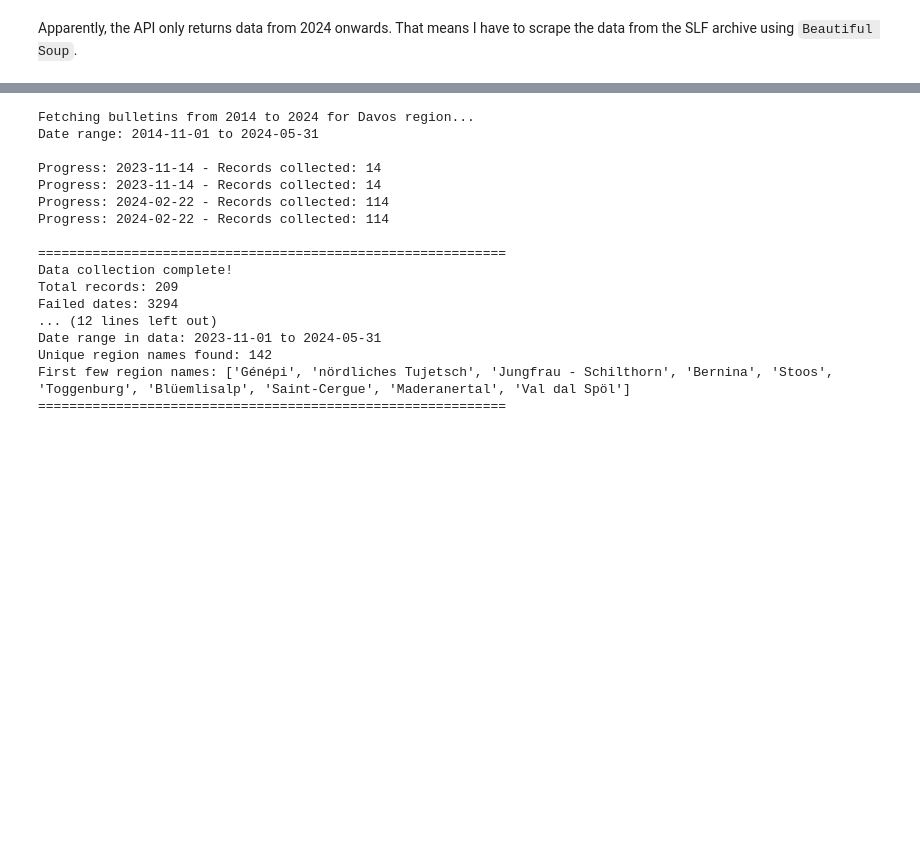
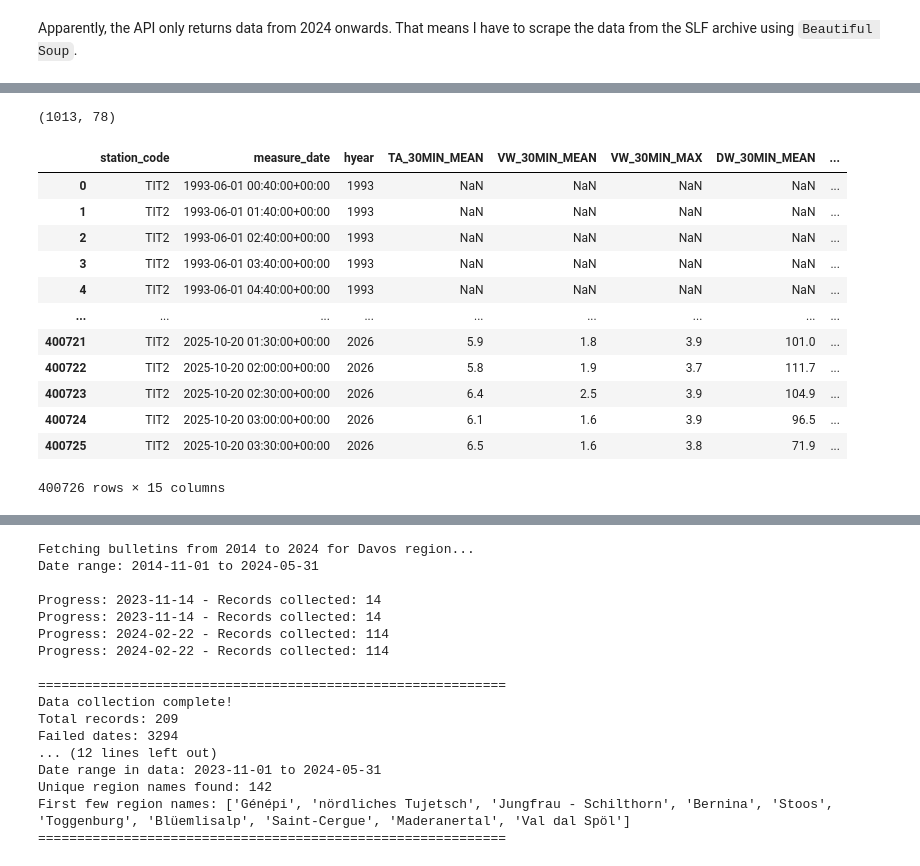
Before and after one commit to FPfenniger/AvalancheRiskProject, a Jupyter notebook: Preprocessing_NB.ipynb, the cells around one changed output, grey strips where cells are left out. Cells and saved outputs as stored; diff of their text form; code cells hidden in the pictures; blank space fills up the shorter version.

```diff
--- a/Preprocessing_NB.ipynb
+++ b/Preprocessing_NB.ipynb
@@ -89,0 +218,23 @@ Bulletin 9:
+# %%
+df_Engelberg = df[df['station_code'] == 'TIT2']
+df_Engelberg
+print(df_Engelberg.shape)
+# %% [output]
+(1013, 78)
+# %%
+df_Ebi = pd.read_csv('C:/users/fabio/Downloads/TIT2.csv')
+df_Ebi
+# %% [output]
+|  | station_code | measure_date | hyear | TA_30MIN_MEAN | VW_30MIN_MEAN | VW_30MIN_MAX | DW_30MIN_MEAN | ... |
+| 0 | TIT2 | 1993-06-01 00:40:00+00:00 | 1993 | NaN | NaN | NaN | NaN | ... |
+| 1 | TIT2 | 1993-06-01 01:40:00+00:00 | 1993 | NaN | NaN | NaN | NaN | ... |
+| 2 | TIT2 | 1993-06-01 02:40:00+00:00 | 1993 | NaN | NaN | NaN | NaN | ... |
+| 3 | TIT2 | 1993-06-01 03:40:00+00:00 | 1993 | NaN | NaN | NaN | NaN | ... |
+| 4 | TIT2 | 1993-06-01 04:40:00+00:00 | 1993 | NaN | NaN | NaN | NaN | ... |
+| ... | ... | ... | ... | ... | ... | ... | ... | ... |
+| 400721 | TIT2 | 2025-10-20 01:30:00+00:00 | 2026 | 5.9 | 1.8 | 3.9 | 101.0 | ... |
+| 400722 | TIT2 | 2025-10-20 02:00:00+00:00 | 2026 | 5.8 | 1.9 | 3.7 | 111.7 | ... |
+| 400723 | TIT2 | 2025-10-20 02:30:00+00:00 | 2026 | 6.4 | 2.5 | 3.9 | 104.9 | ... |
+| 400724 | TIT2 | 2025-10-20 03:00:00+00:00 | 2026 | 6.1 | 1.6 | 3.9 | 96.5 | ... |
+| 400725 | TIT2 | 2025-10-20 03:30:00+00:00 | 2026 | 6.5 | 1.6 | 3.8 | 71.9 | ... |
+400726 rows × 15 columns
```
Also changed, not shown: parts of 11 cells of this notebook, 1 other file.
